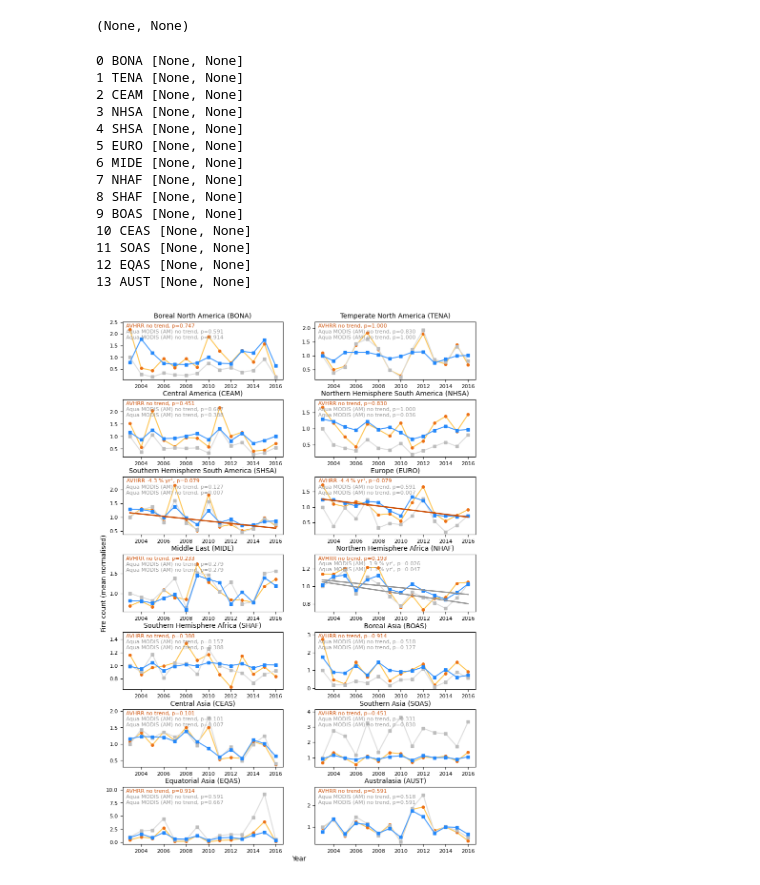
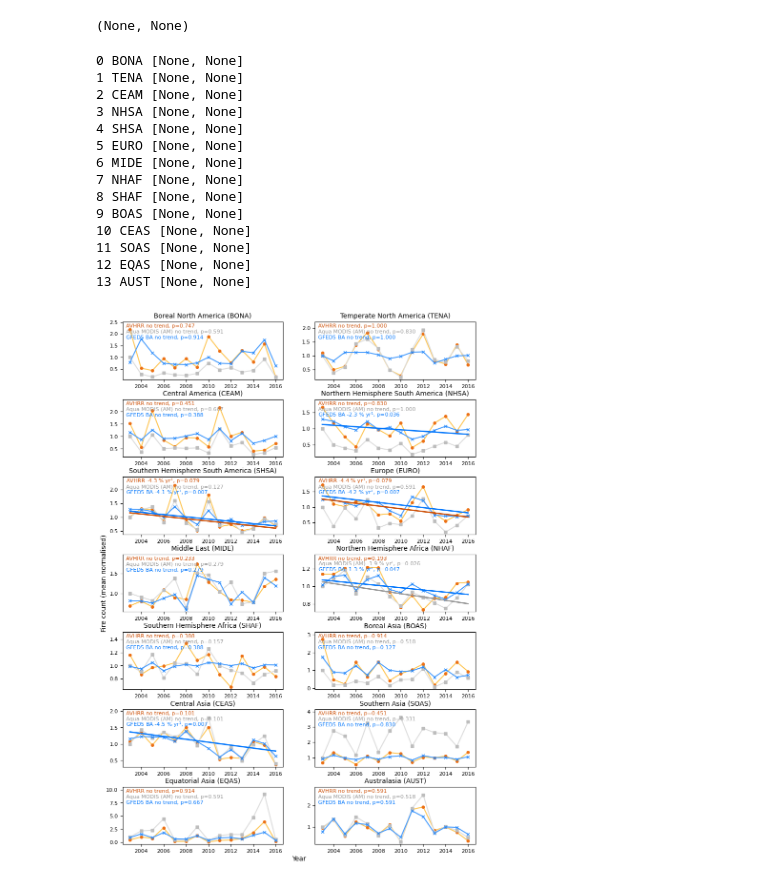
Before and after one commit to mdj4/avhrr-fire, a Jupyter notebook: src/06_intercomparison/03_intercomparison_vs_other_data.ipynb, the cells around one changed output. Cells and saved outputs as stored; diff of their text form; code cells hidden in the pictures.

```diff
--- a/src/06_intercomparison/03_intercomparison_vs_other_data.ipynb
+++ b/src/06_intercomparison/03_intercomparison_vs_other_data.ipynb
@@ -475,16 +475,16 @@ aquapm_raw.head()
 | 4 | -25.9131 | 153.0672 | 153.0672 | 2003-04-20 03:57:00 | 2003-04-20 14:10:10.485095 | 14.0 | 2003-04-20 | 4 | 2003 | 110 | 14 | ... |
 # %%
 # aggregate to years
-df_final_ba_totals = aquapm_raw[['region', 'region_name', 'year', 'doy']]\
+aquapm_year = aquapm_raw[['region', 'region_name', 'year', 'doy']]\
     .groupby(['region', 'region_name', 'year'])\
     .agg(['count'])\
     .reset_index()\
     .sort_values('year', ascending=True).droplevel(0, axis=1)
 
-df_final_ba_totals.columns = ['region', 'region_name', 'year', 'val_count']
+aquapm_year.columns = ['region', 'region_name', 'year', 'val_count']
 
 # combine with annual AVHRR
-df_final_ba_totals = df_final_ba_totals.merge(av_gfed, how='inner', on=['region','region_name', 'year'])
+aquapm_year = aquapm_year.merge(av_gfed, how='inner', on=['region','region_name', 'year'])
 
 ## calculate global totals and add to main df
 aqua_global = aquapm_year[['year','val_count','count']]\
@@ -495,12 +495,12 @@ aqua_global['region_name'] = 'global'
 aqua_global['sat_yr'] = 'dummy'
 aqua_global['sat'] = 'dummy'
 
-aquapm_year = pd.concat([df_final_ba_totals, aqua_global])
+aquapm_year = pd.concat([aquapm_year, aqua_global])
 
 # calculate first differences
-df_final_ba_totals = df_final_ba_totals.groupby(['region','region_name'])\
+aquapm_year = aquapm_year.groupby(['region','region_name'])\
     .apply(grouped_first_diff, sortCol='year', diffCol='count', outCol='count_1st').reset_index(drop=True)
-df_final_ba_totals = df_final_ba_totals.groupby(['region','region_name'])\
+aquapm_year = aquapm_year.groupby(['region','region_name'])\
     .apply(grouped_first_diff, sortCol='year', diffCol='val_count', outCol='val_count_1st').reset_index(drop=True)
 
 aquapm_year2 = aquapm_year.copy().dropna()
@@ -1346,9 +1353,9 @@ def ts_plotter_3series(df, xstr, y1str, y2str, y3str, series1_str, series2_str,
             yloc=0.6
         else:
             yloc=0.9 - txt_offset
-        if p1 < 0.1:
+        if p3 < 0.1:
             ax1.plot(x, x * slope3 + intercept3, ba_color_list[2], linewidth=2, linestyle='-', zorder=1000)
-            if p1 < 0.001:
+            if p3 < 0.001:
                 label=r'{} {:+.1f} % yr$^1$, p<0.001'.format(series3_str, np.round(slope3 * 100,1))
             else:
                 label=r'{} {:+.1f} % yr$^1$, p={:.3f}'.format(series3_str, np.round( slope3 * 100,1), np.round(p3,3))
@@ -1385,39 +1392,39 @@ print(ba_color_list),print(fw_color_list)
 ['#dcdcdc', '#bdbdbd', '#969696']
 (None, None)
 # %%
-fig, axes, stats_tbl = ts_plotter(df=am,
+fig, axes, stats_tbl = ts_plotter_3series(df=am,
                                 xstr='year',
                                 y1str='n_count_avhrr_mean',
                                 y2str='n_count_modis',
                                 y3str='n_ba_mean',
                                 series1_str ='AVHRR',
                                 series2_str = 'Aqua MODIS (AM)',
                                 series3_str = 'GFED5 BA',
                                 region_dict=region_dict,
                                 ylab="Fire count (mean normalised)",
                                 xlab="Year",
                                 av_color_list=av_color_list,
                                 fw_color_list=fw_color_list,
                                 ba_color_list=ba_color_list,
                                 nrow=7, ncol=2,
                                 dim = (210*mm,297*mm))
 fig.tight_layout()
 
 #figs
-#fig.savefig(str(dir_out_figures / 's13_timeseries_Aqua_MODIS_AM_vs_GFED5_mean_normalised.png'), dpi=1000)
+fig.savefig(str(dir_out_figures / 's14_timeseries_3plots_AVHRR_vs_Aqua_MODIS_AM_vs_GFED5_mean_normalised.png'), dpi=1000)
 # %% [output]
 0 BONA [None, None]
 1 TENA [None, None]
 2 CEAM [None, None]
 3 NHSA [None, None]
 4 SHSA [None, None]
 5 EURO [None, None]
 6 MIDE [None, None]
 7 NHAF [None, None]
 8 SHAF [None, None]
 9 BOAS [None, None]
 10 CEAS [None, None]
 11 SOAS [None, None]
 12 EQAS [None, None]
 13 AUST [None, None]
-[figure, old version]
+[figure, new version]
```
Also changed, not shown: parts of 5 cells of this notebook.
